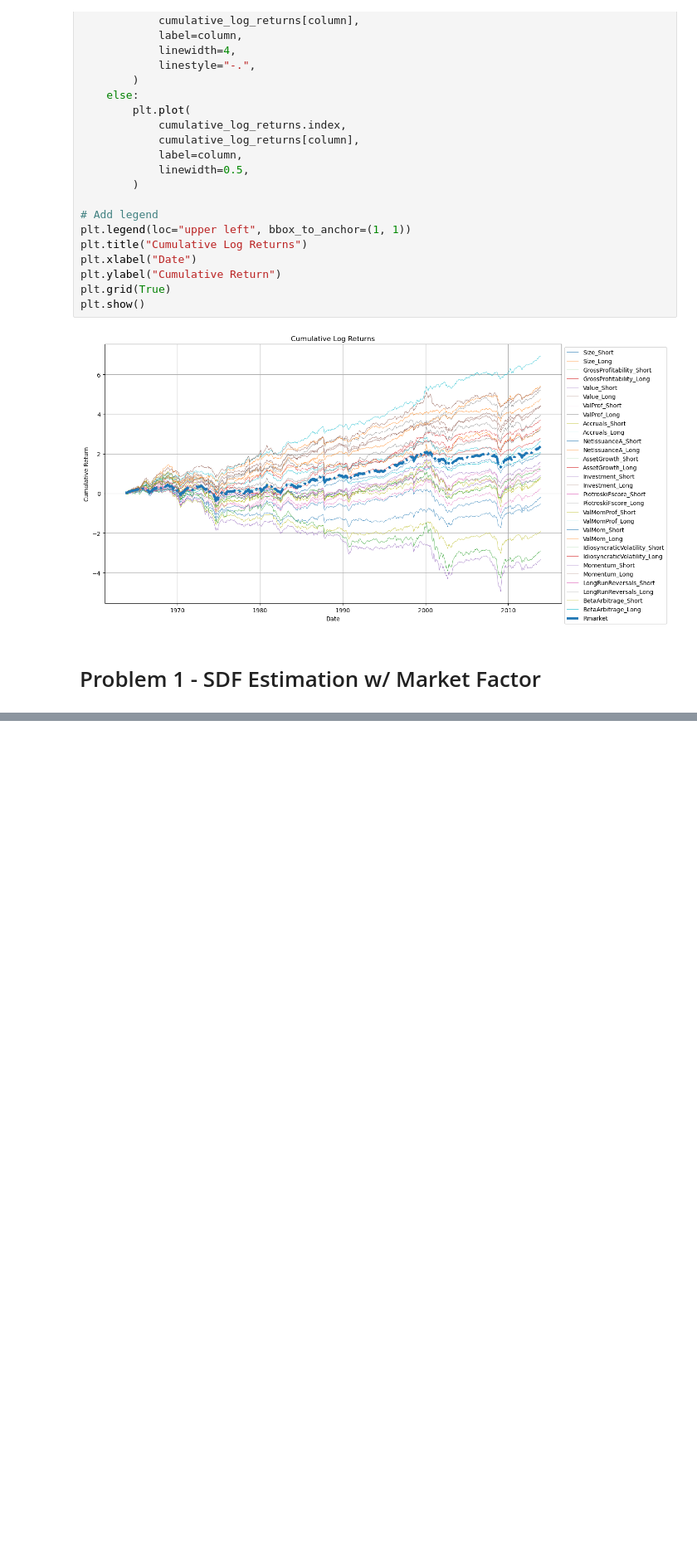
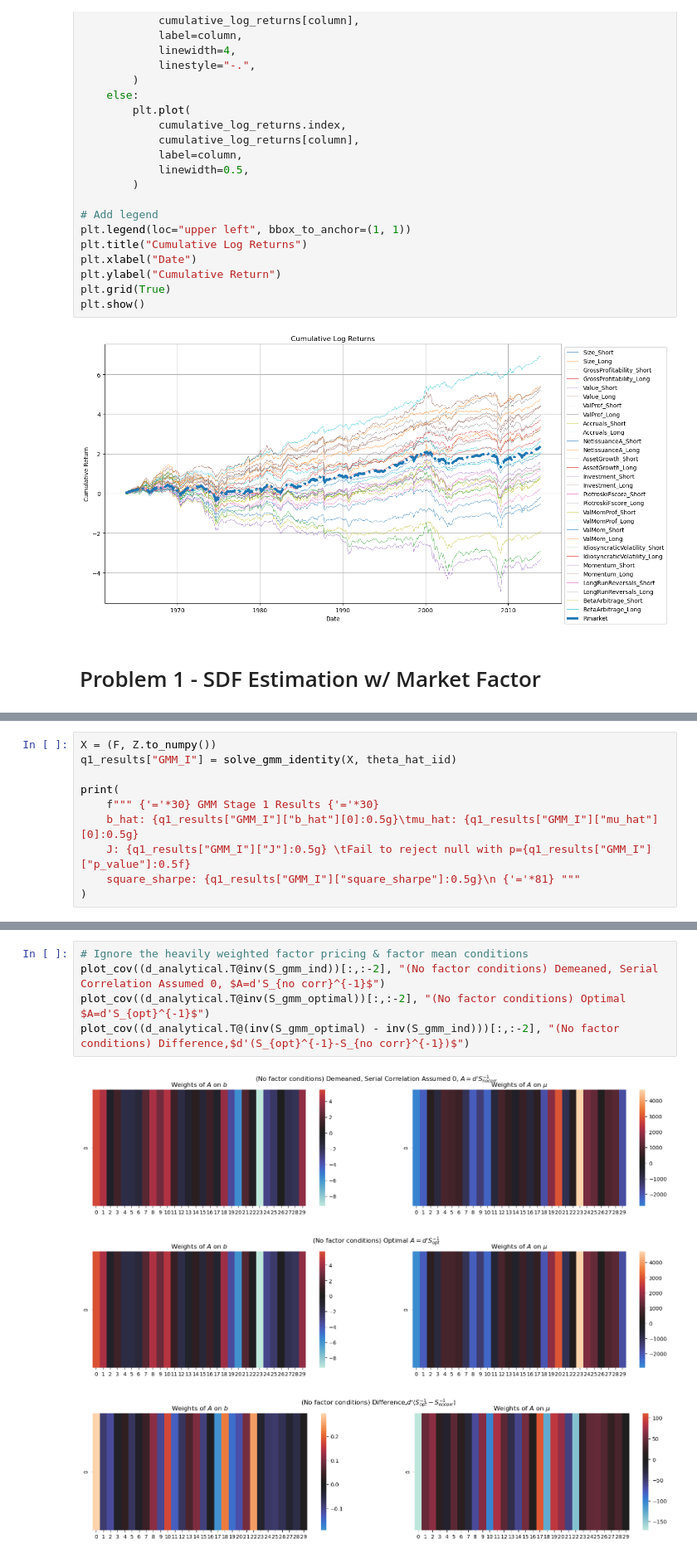
Before and after one commit to trpotter72/W24, a Jupyter notebook: AP/HW1/HW1.ipynb, the cells around one changed output, grey strips where cells are left out. Shown at 83% size. Saved outputs shown, nothing was run; the diff lists cells and outputs as text; blank space fills up the shorter version.

```diff
--- a/AP/HW1/HW1.ipynb
+++ b/AP/HW1/HW1.ipynb
@@ -308,0 +359,10 @@ print(
+# %%
+X = (F, Z.to_numpy())
+q1_results["GMM_I"] = solve_gmm_identity(X, theta_hat_iid)
+
+print(
+    f""" {'='*30} GMM Stage 1 Results {'='*30}
+    b_hat: {q1_results["GMM_I"]["b_hat"][0]:0.5g}\tmu_hat: {q1_results["GMM_I"]["mu_hat"][0]:0.5g}
+    J: {q1_results["GMM_I"]["J"]:0.5g} \tFail to reject null with p={q1_results["GMM_I"]["p_value"]:0.5f}
+    square_sharpe: {q1_results["GMM_I"]["square_sharpe"]:0.5g}\n {'='*81} """
+)
@@ -308,0 +435,9 @@ print(
+# %%
+# Ignore the heavily weighted factor pricing & factor mean conditions
+plot_cov((d_analytical.T@inv(S_gmm_ind))[:,:-2], "(No factor conditions) Demeaned, Serial Correlation Assumed 0, $A=d'S_{no corr}^{-1}$")
+plot_cov((d_analytical.T@inv(S_gmm_optimal))[:,:-2], "(No factor conditions) Optimal $A=d'S_{opt}^{-1}$")
+plot_cov((d_analytical.T@(inv(S_gmm_optimal) - inv(S_gmm_ind)))[:,:-2], "(No factor conditions) Difference,$d'(S_{opt}^{-1}-S_{no corr}^{-1})$")
+# %% [output]
+[figure, added]
+[figure, added]
+[figure, added]
```
Also changed, not shown: parts of 21 cells of this notebook, 1 other file.
